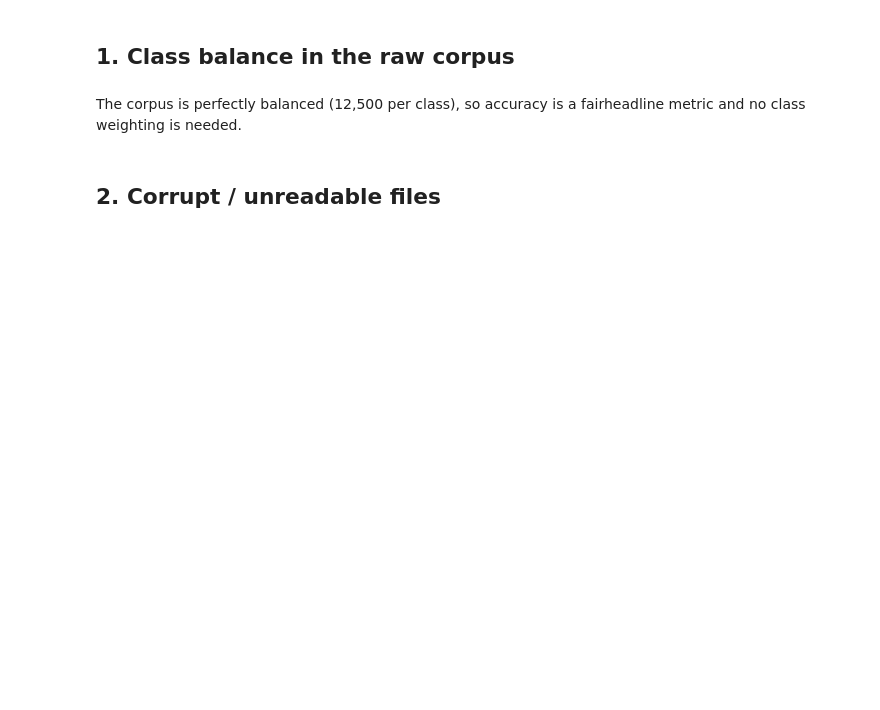
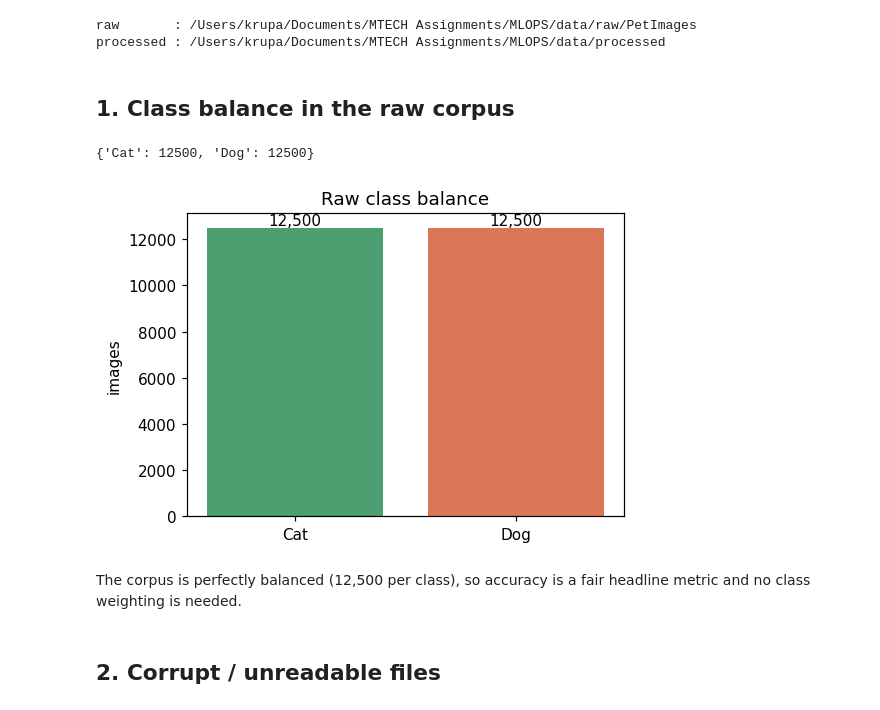
Before and after one commit to krupashankarsugi/mlops-assignment-2, a Jupyter notebook: notebooks/01_eda.ipynb, the cells around one changed output. Saved outputs shown, nothing was run; the diff lists cells and outputs as text; code cells hidden in the pictures; blank space fills up the shorter version.

```diff
--- a/notebooks/01_eda.ipynb
+++ b/notebooks/01_eda.ipynb
@@ -3,7 +9,40 @@
 # %%
-import sys, jsonfrom collections import Counterfrom pathlib import Pathsys.path.insert(0, "..")import matplotlib.pyplot as pltimport numpy as npfrom PIL import Imagefrom src.config import load_configfrom src.data.preprocess import is_valid_image, split_indicescfg = load_config("../params.yaml")RAW = Path("..") / cfg.data.raw_dir / "PetImages"PROCESSED = Path("..") / cfg.data.processed_dirplt.rcParams["figure.dpi"] = 110print("raw       :", RAW.resolve())print("processed :", PROCESSED.resolve())
+import sys, json
+from collections import Counter
+from pathlib import Path
+
+sys.path.insert(0, "..")
+
+import matplotlib.pyplot as plt
+import numpy as np
+from PIL import Image
+
+from src.config import load_config
+from src.data.preprocess import is_valid_image, split_indices
+
+cfg = load_config("../params.yaml")
+RAW = Path("..") / cfg.data.raw_dir / "PetImages"
+PROCESSED = Path("..") / cfg.data.processed_dir
+
+plt.rcParams["figure.dpi"] = 110
+print("raw       :", RAW.resolve())
+print("processed :", PROCESSED.resolve())
+# %% [output]
+raw       : /Users/krupa/Documents/MTECH Assignments/MLOPS/data/raw/PetImages
+processed : /Users/krupa/Documents/MTECH Assignments/MLOPS/data/processed
 # %% [markdown]
 ## 1. Class balance in the raw corpus
 # %%
-raw_counts = {c: len(list((RAW / c).glob("*.jpg"))) for c in ("Cat", "Dog") if (RAW / c).is_dir()}print(raw_counts)fig, ax = plt.subplots(figsize=(5, 3.5))ax.bar(raw_counts.keys(), raw_counts.values(), color=["#4C9F70", "#D97757"])ax.set(ylabel="images", title="Raw class balance")for i, (k, v) in enumerate(raw_counts.items()):    ax.text(i, v, f"{v:,}", ha="center", va="bottom")plt.tight_layout(); plt.show()
+raw_counts = {c: len(list((RAW / c).glob("*.jpg"))) for c in ("Cat", "Dog") if (RAW / c).is_dir()}
+print(raw_counts)
+
+fig, ax = plt.subplots(figsize=(5, 3.5))
+ax.bar(raw_counts.keys(), raw_counts.values(), color=["#4C9F70", "#D97757"])
+ax.set(ylabel="images", title="Raw class balance")
+for i, (k, v) in enumerate(raw_counts.items()):
+    ax.text(i, v, f"{v:,}", ha="center", va="bottom")
+plt.tight_layout(); plt.show()
+# %% [output]
+{'Cat': 12500, 'Dog': 12500}
+[figure, added]
 # %% [markdown]
```
Also changed, not shown: parts of 7 cells of this notebook, 1 other file.
